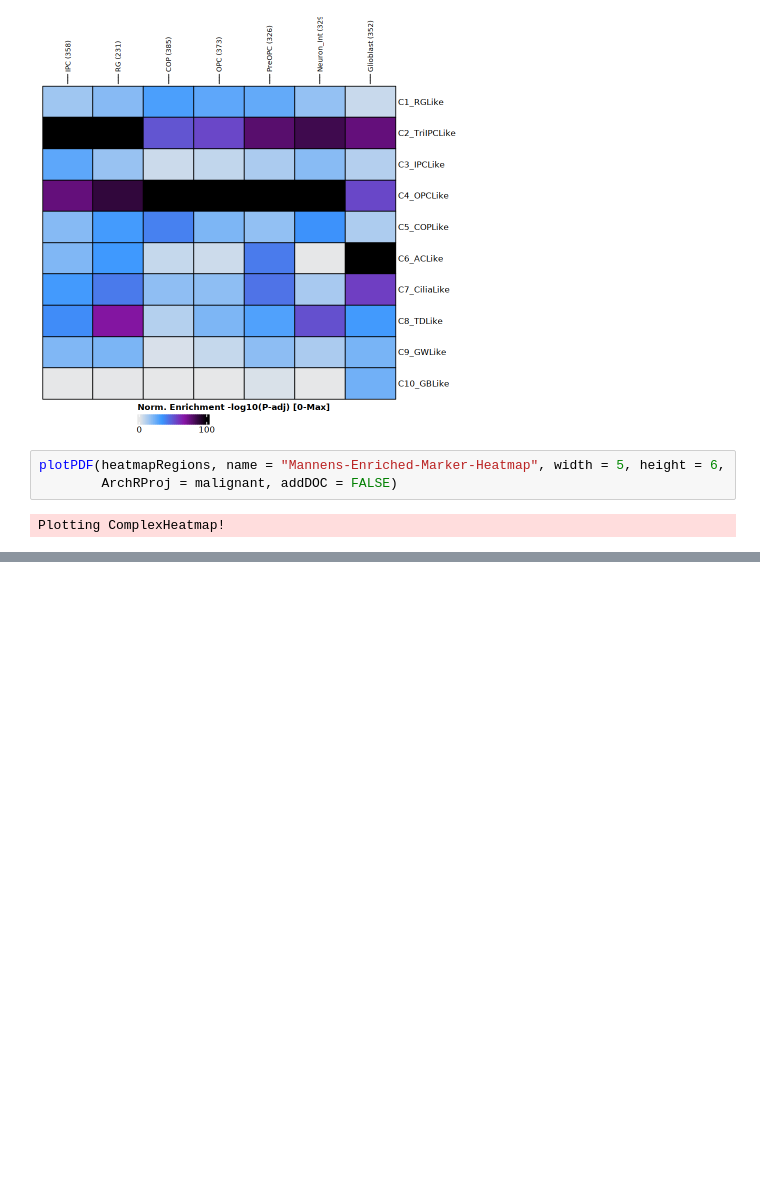
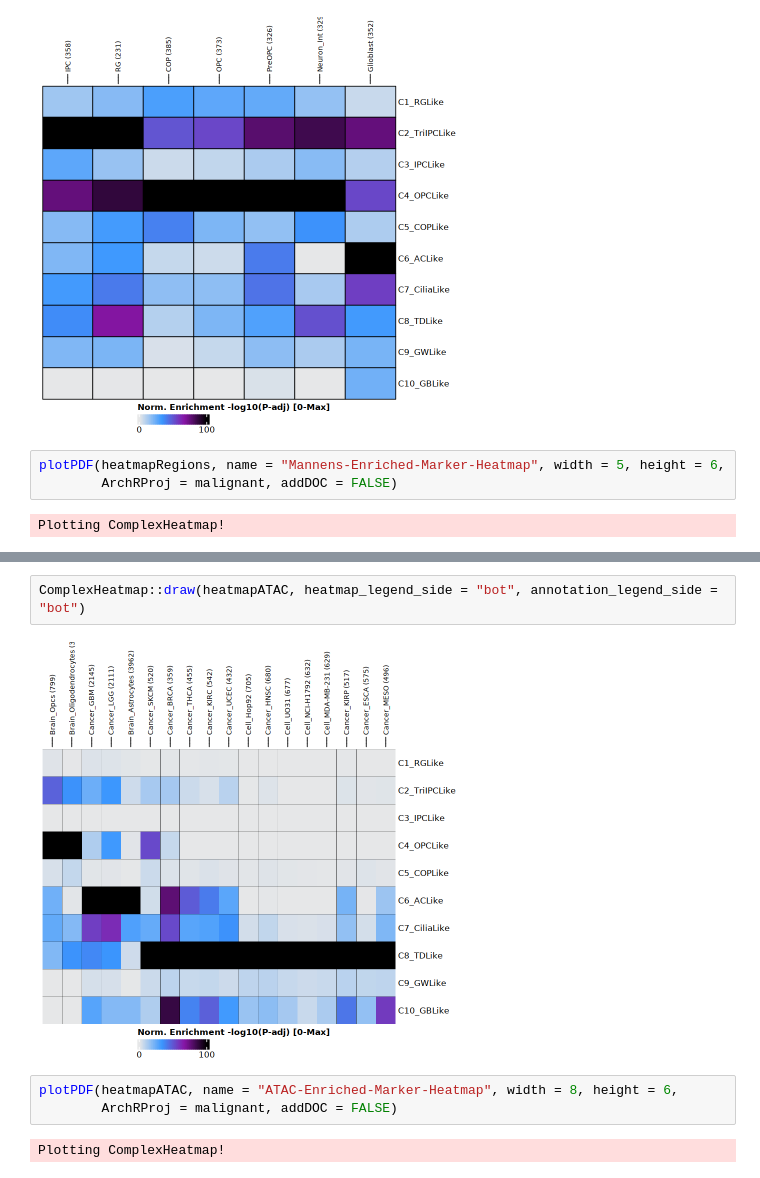
Before and after one commit to ccruizm/pHGGmap, a Jupyter notebook: 04_Malignant_cells/02_ATAC/archr_malignant_PLOTTING.ipynb, the cells around one changed output, grey strips where cells are left out. Drawn from its saved outputs; the diff is of its cells as text; blank space fills up the shorter version.

```diff
--- a/04_Malignant_cells/02_ATAC/archr_malignant_PLOTTING.ipynb
+++ b/04_Malignant_cells/02_ATAC/archr_malignant_PLOTTING.ipynb
@@ -687,0 +819,9 @@ Plotting ComplexHeatmap!
+# %%
+ComplexHeatmap::draw(heatmapATAC, heatmap_legend_side = "bot", annotation_legend_side = "bot")
+# %% [output]
+[figure, added]
+# %%
+plotPDF(heatmapATAC, name = "ATAC-Enriched-Marker-Heatmap", width = 8, height = 6,
+        ArchRProj = malignant, addDOC = FALSE)
+# %% [output]
+Plotting ComplexHeatmap!
```
Also changed, not shown: parts of 8 cells of this notebook, 1 other file.
